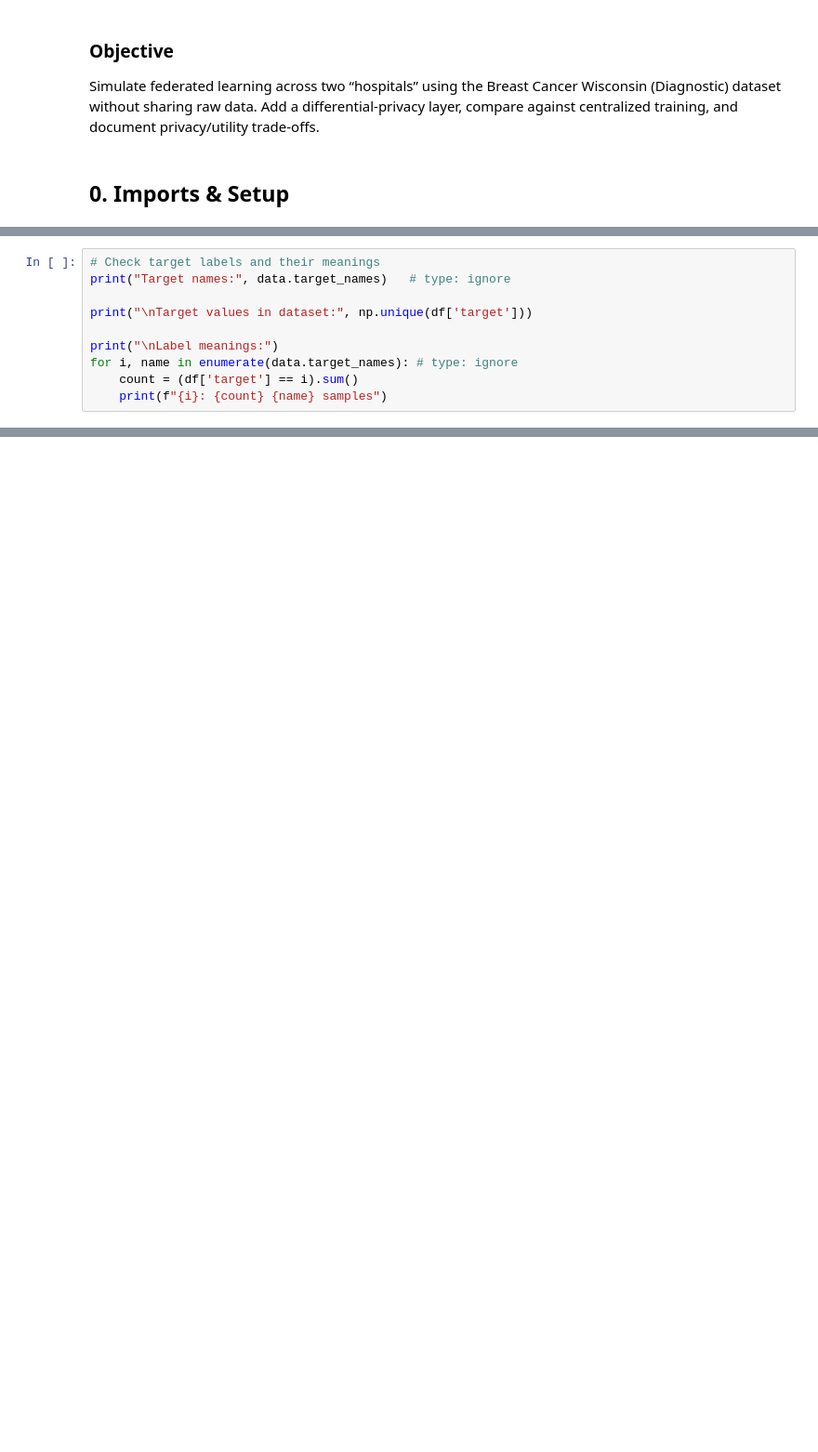
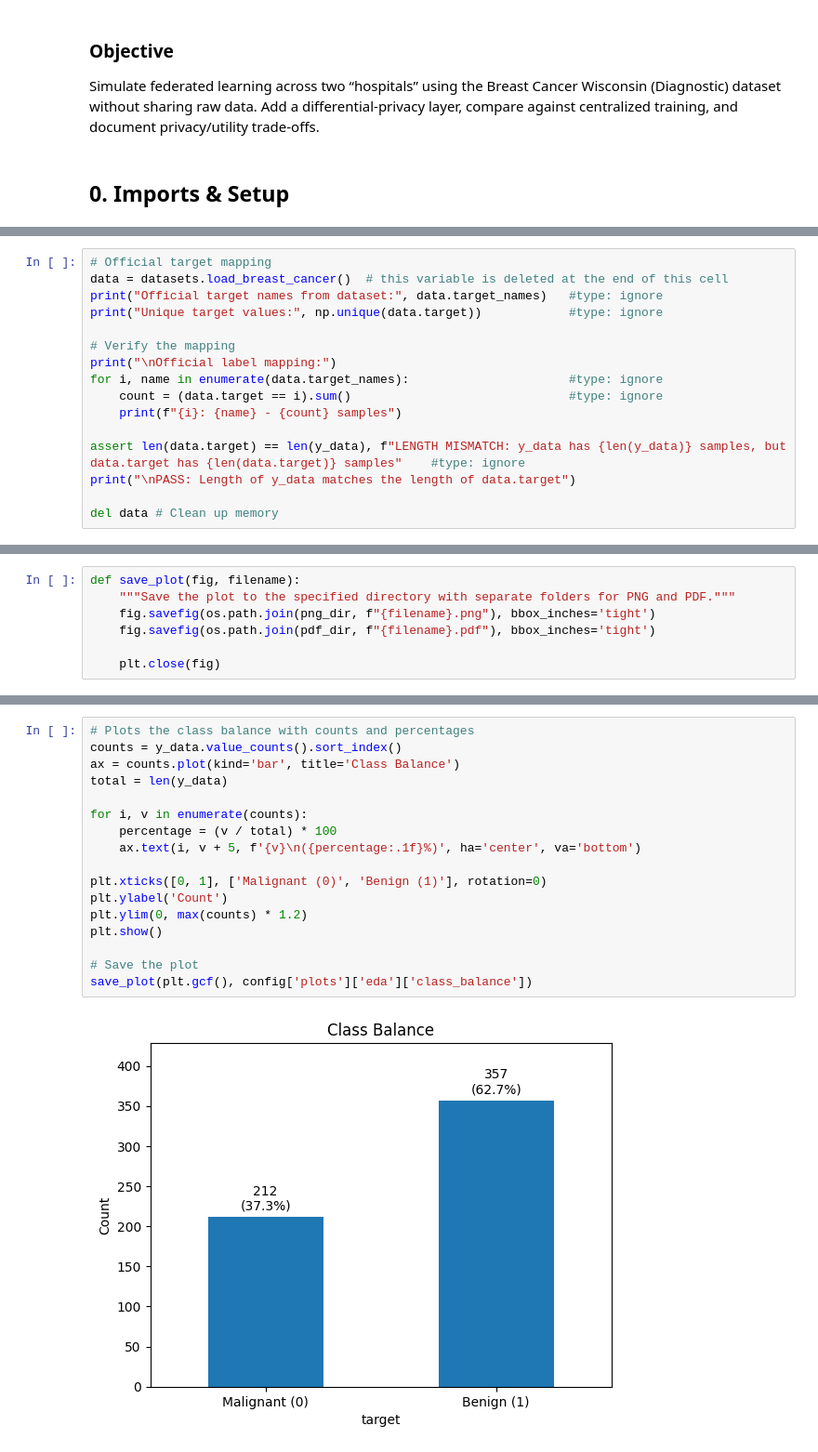
Before and after one commit to starbachi/Breast-Cancer-Wisconsin, a Jupyter notebook: notebooks/assignment4_federated_dp.ipynb, the cells around one changed output, grey strips where cells are left out. Shown at 93% size. Drawn from its saved outputs; the diff is of its cells as text; blank space fills up the shorter version.

Commit message:
Finished Basic EDA, restructured docs/ to accomodate saved plots, added config.yaml for plot saving and further

```diff
--- a/notebooks/assignment4_federated_dp.ipynb
+++ b/notebooks/assignment4_federated_dp.ipynb
@@ -40,11 +70,17 @@ df.head()
 # %%
-# Check target labels and their meanings
-print("Target names:", data.target_names)   # type: ignore
+# Official target mapping
+data = datasets.load_breast_cancer()  # this variable is deleted at the end of this cell
+print("Official target names from dataset:", data.target_names)   #type: ignore
+print("Unique target values:", np.unique(data.target))            #type: ignore
 
-print("\nTarget values in dataset:", np.unique(df['target']))
+# Verify the mapping
+print("\nOfficial label mapping:")
+for i, name in enumerate(data.target_names):                      #type: ignore
+    count = (data.target == i).sum()                              #type: ignore
+    print(f"{i}: {name} - {count} samples")
 
-print("\nLabel meanings:")
-for i, name in enumerate(data.target_names): # type: ignore
-    count = (df['target'] == i).sum()
-    print(f"{i}: {count} {name} samples")
+assert len(data.target) == len(y_data), f"LENGTH MISMATCH: y_data has {len(y_data)} samples, but data.target has {len(data.target)} samples"    #type: ignore
+print("\nPASS: Length of y_data matches the length of data.target")
+
+del data # Clean up memory
 # %% [output]
@@ -57,0 +97,7 @@ Label meanings:
+# %%
+def save_plot(fig, filename):
+    """Save the plot to the specified directory with separate folders for PNG and PDF."""
+    fig.savefig(os.path.join(png_dir, f"{filename}.png"), bbox_inches='tight')
+    fig.savefig(os.path.join(pdf_dir, f"{filename}.pdf"), bbox_inches='tight')
+
+    plt.close(fig)
@@ -57,0 +106,19 @@ Label meanings:
+# %%
+# Plots the class balance with counts and percentages
+counts = y_data.value_counts().sort_index()
+ax = counts.plot(kind='bar', title='Class Balance')
+total = len(y_data)
+
+for i, v in enumerate(counts):
+    percentage = (v / total) * 100
+    ax.text(i, v + 5, f'{v}\n({percentage:.1f}%)', ha='center', va='bottom')
+
+plt.xticks([0, 1], ['Malignant (0)', 'Benign (1)'], rotation=0)
+plt.ylabel('Count')
+plt.ylim(0, max(counts) * 1.2)
+plt.show()
+
+# Save the plot
+save_plot(plt.gcf(), config['plots']['eda']['class_balance'])
+# %% [output]
+[figure, added]
```
Also changed, not shown: parts of 17 cells of this notebook, 3 other files.
